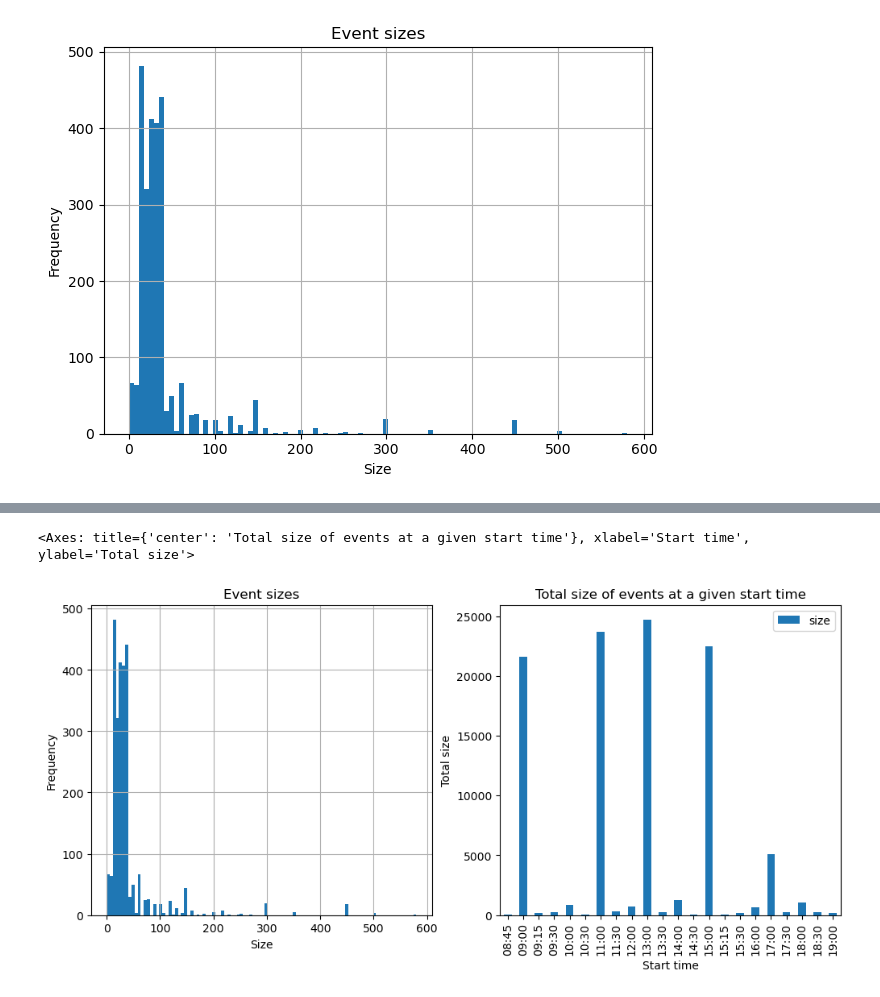
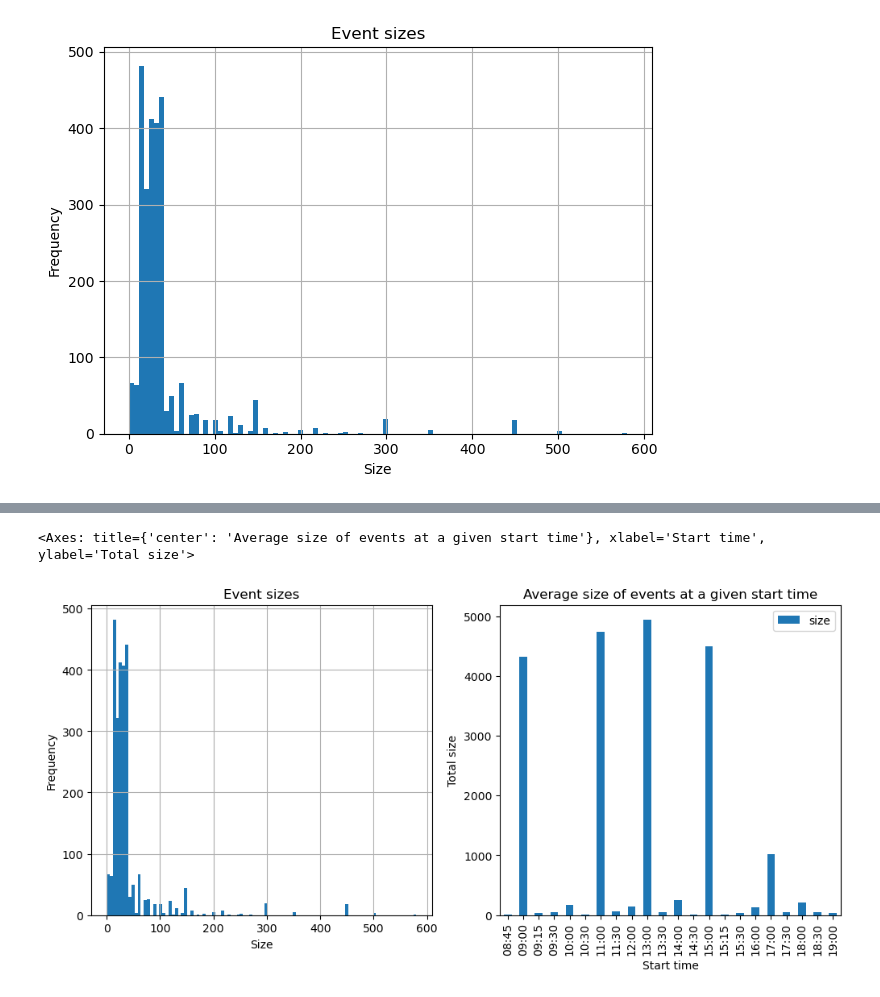
Before and after one commit to dJonaitis/roetersstraat, a Jupyter notebook: rooster/data_work.ipynb, the cells around one changed output, grey strips where cells are left out. Cells and saved outputs as stored; diff of their text form; code cells hidden in the pictures.

```diff
--- a/rooster/data_work.ipynb
+++ b/rooster/data_work.ipynb
@@ -43,6 +43,7 @@ plt.show()
 [figure]
 # %%
 df_sum = df.groupby('start_time')['size'].sum().reset_index()
+df_sum['size'] = df_sum['size'] / 5
 df_sum.head()
 # plot df_sum
 df_sum.plot(x='start_time', y='size', kind='bar')
@@ -56,11 +57,11 @@ plt.show()
 # %%
 fig, axs = plt.subplots(1, 2, figsize=(12, 5))
 df['size'].hist(bins=100, ax=axs[0])
 axs[0].set_xlabel('Size')
 axs[0].set_ylabel('Frequency')
 axs[0].set_title('Event sizes')
 axs[0].grid(True)
-df_sum.plot(x='start_time', y='size', kind='bar', ax=axs[1], xlabel="Start time", ylabel="Total size", title="Total size of events at a given start time")
+df_sum.plot(x='start_time', y='size', kind='bar', ax=axs[1], xlabel="Start time", ylabel="Total size", title="Average size of events at a given start time")
 # %% [output]
-<Axes: title={'center': 'Total size of events at a given start time'}, xlabel='Start time', ylabel='Total size'>
+<Axes: title={'center': 'Average size of events at a given start time'}, xlabel='Start time', ylabel='Total size'>
-[figure, old version]
+[figure, new version]
```
Also changed, not shown: parts of 3 cells of this notebook, 1 other file.
